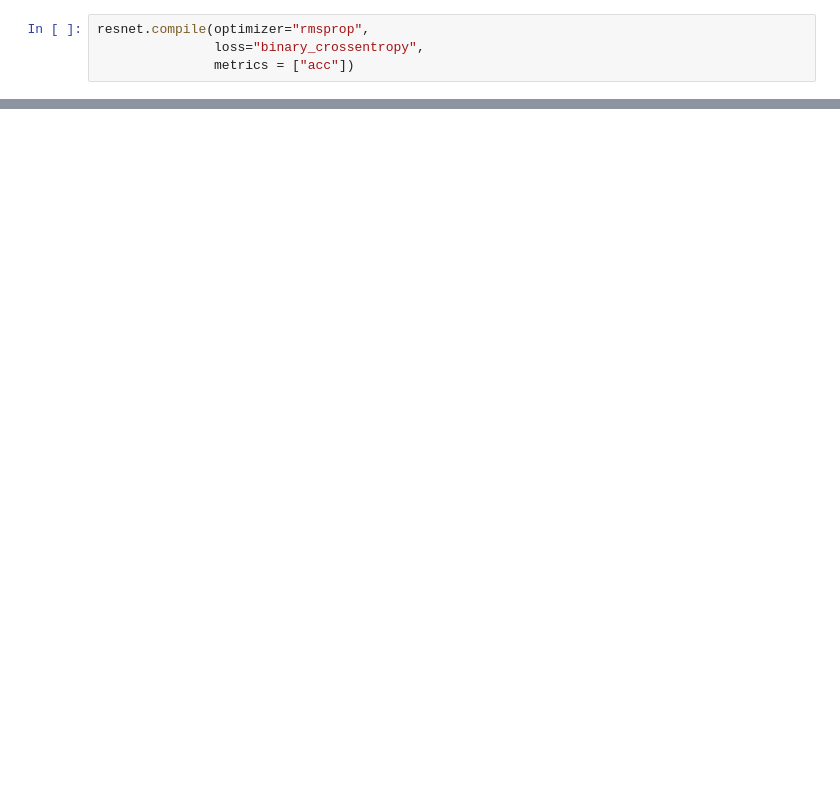
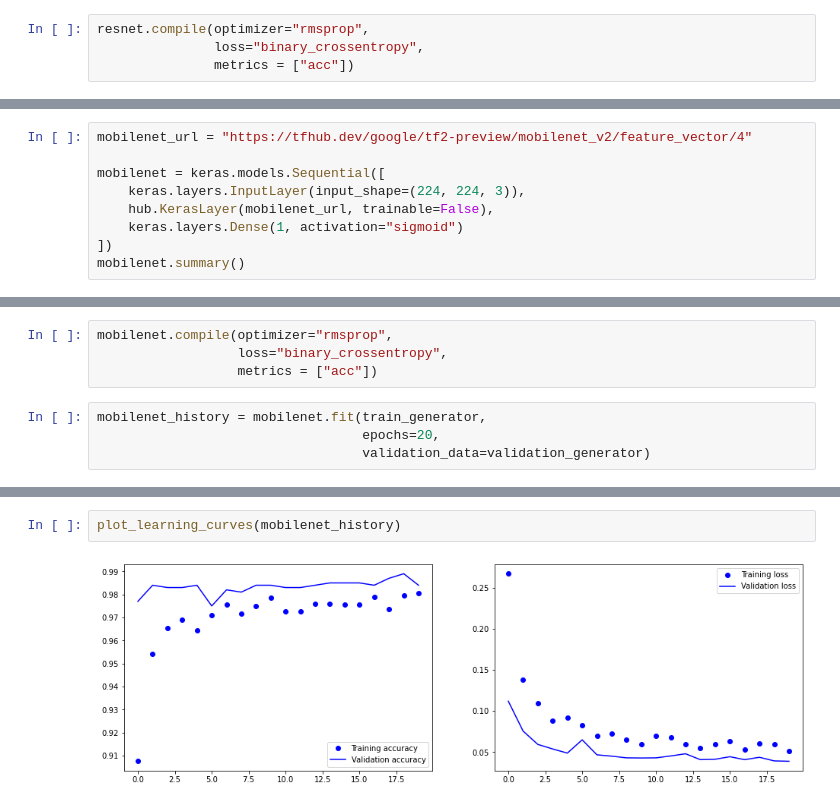
Before and after one commit to holic1021/tfcert, a Jupyter notebook: Image Classification/CatVDogs.ipynb, the cells around one changed output, grey strips where cells are left out. Drawn from its saved outputs; the diff is of its cells as text; blank space fills up the shorter version.

```diff
--- a/Image Classification/CatVDogs.ipynb
+++ b/Image Classification/CatVDogs.ipynb
@@ -261,0 +327,9 @@ KeyboardInterrupt:
+# %%
+mobilenet_url = "https://tfhub.dev/google/tf2-preview/mobilenet_v2/feature_vector/4"
+
+mobilenet = keras.models.Sequential([
+    keras.layers.InputLayer(input_shape=(224, 224, 3)),
+    hub.KerasLayer(mobilenet_url, trainable=False),
+    keras.layers.Dense(1, activation="sigmoid")
+])
+mobilenet.summary()
@@ -261,0 +349,8 @@ KeyboardInterrupt:
+# %%
+mobilenet.compile(optimizer="rmsprop",
+                  loss="binary_crossentropy",
+                  metrics = ["acc"])
+# %%
+mobilenet_history = mobilenet.fit(train_generator,
+                                  epochs=20,
+                                  validation_data=validation_generator)
@@ -261,0 +375,4 @@ KeyboardInterrupt:
+# %%
+plot_learning_curves(mobilenet_history)
+# %% [output]
+[figure, added]
```
Also changed, not shown: parts of 24 cells of this notebook, 2 other files.
